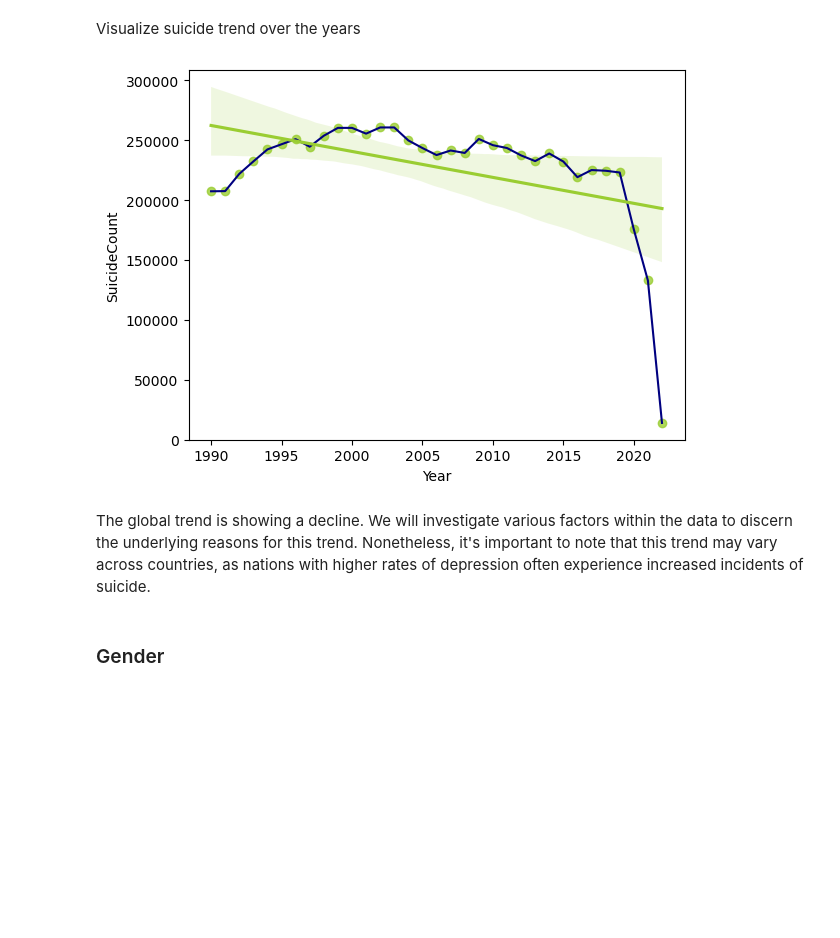
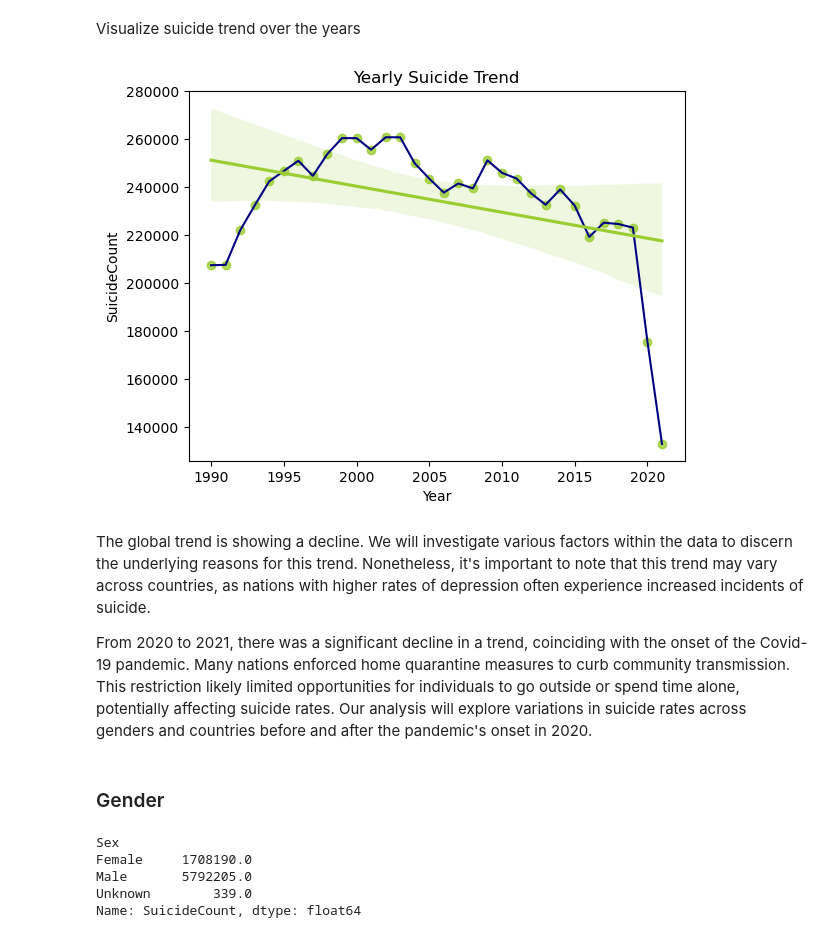
Before and after one commit to cuongpham24/Data-science-projects, a Jupyter notebook: Project_03_Social_Analysis/Project_03_suiside_rate.ipynb, the cells around one changed output. Drawn from its saved outputs; the diff is of its cells as text; code cells hidden in the pictures; blank space fills up the shorter version.

Commit message:
adding gender and contries plots

```diff
--- a/Project_03_Social_Analysis/Project_03_suiside_rate.ipynb
+++ b/Project_03_Social_Analysis/Project_03_suiside_rate.ipynb
@@ -89,8 +89,8 @@ The number of suicides in 2022 is notably lower compared to previous years. This
 # %%
 # Eliminate 2022 data
 df_clean = df[~(df["Year"] == 2022)]
-# Calculate total suicide count in each year
-year_SuicideCount = df.groupby("Year")["SuicideCount"].sum().reset_index()
+# Calculate total suicide for each year
+year_SuicideCount = df_clean.groupby("Year", as_index=False)["SuicideCount"].sum()
 year_SuicideCount.head(3)
 # %% [output]
 |  | Year | SuicideCount |
@@ -101,12 +101,26 @@ year_SuicideCount.head(3)
 Visualize suicide trend over the years
 # %%
 # Plot the original data
-sns.lineplot(year_SuicideCount, x="Year", y="SuicideCount", color="navy")
+sns.lineplot(year_SuicideCount, x="Year", y="SuicideCount", color="navy").set(title="Yearly Suicide Trend")
 # Plot trend
 sns.regplot(year_SuicideCount, x="Year", y="SuicideCount", color="yellowgreen");
 # %% [output]
-[figure, old version]
+[figure, new version]
 # %% [markdown]
 The global trend is showing a decline. We will investigate various factors within the data to discern the underlying reasons for this trend. Nonetheless, it's important to note that this trend may vary across countries, as nations with higher rates of depression often experience increased incidents of suicide.
+
+From 2020 to 2021, there was a significant decline in a trend, coinciding with the onset of the Covid-19 pandemic. Many nations enforced home quarantine measures to curb community transmission. This restriction likely limited opportunities for individuals to go outside or spend time alone, potentially affecting suicide rates. Our analysis will explore variations in suicide rates across genders and countries before and after the pandemic's onset in 2020.
 # %% [markdown]
 ### Gender
+# %%
+# Calculate total suicide for each year by gender
+gender_SuicideCount = df_clean.groupby(["Year", "Sex"], as_index=False)["SuicideCount"].sum()
+# Total suicide count by gender
+gender_total = gender_SuicideCount.groupby("Sex")["SuicideCount"].sum()
+gender_total
+# %% [output]
+Sex
+Female     1708190.0
+Male       5792205.0
+Unknown        339.0
+Name: SuicideCount, dtype: float64
```
Also changed, not shown: parts of 9 cells of this notebook.
